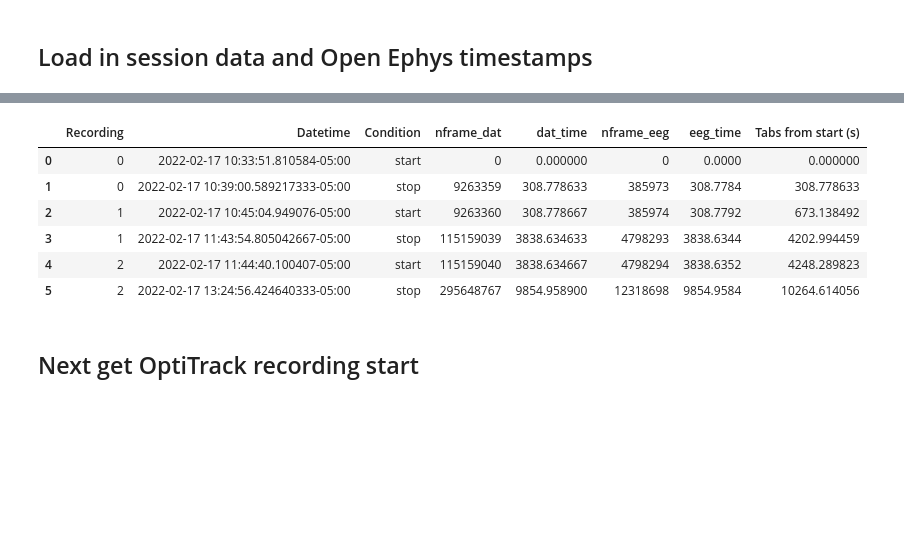
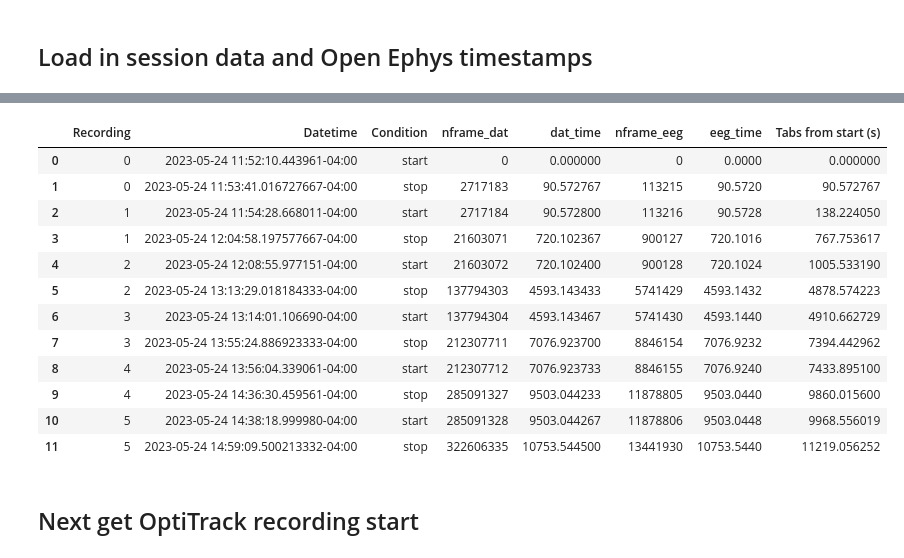
Before and after one commit to nkinsky/NeuroPy, a Jupyter notebook: notebooks/Data_align_Motive_to_OpenEphys.ipynb, the cells around one changed output, grey strips where cells are left out. Drawn from its saved outputs; the diff is of its cells as text; code cells hidden in the pictures; blank space fills up the shorter version.

```diff
--- a/notebooks/Data_align_Motive_to_OpenEphys.ipynb
+++ b/notebooks/Data_align_Motive_to_OpenEphys.ipynb
@@ -29,7 +29,7 @@ from neuropy.core.epoch import Epoch
 # %% [markdown]
 ## Load in session data and Open Ephys timestamps
 # %%
-dir_use = Path("/data3/Psilocybin/Recording_Rats/Finn/2022_02_17_psilocybin/")
+dir_use = Path("/data3/Psilocybin/Recording_Rats/Finn2/2023_05_24_saline1/")
 sess = core.ProcessData(dir_use)
 
 # Create sync_df to ID start and end of each recording in concatenated .eeg file
@@ -45,10 +48,16 @@ start time = 2022-02-17 11:44:40.100407-05:00
 |  | Recording | Datetime | Condition | nframe_dat | dat_time | nframe_eeg | eeg_time | Tabs from start (s) |
-| 0 | 0 | 2022-02-17 10:33:51.810584-05:00 | start | 0 | 0.000000 | 0 | 0.0000 | 0.000000 |
-| 1 | 0 | 2022-02-17 10:39:00.589217333-05:00 | stop | 9263359 | 308.778633 | 385973 | 308.7784 | 308.778633 |
-| 2 | 1 | 2022-02-17 10:45:04.949076-05:00 | start | 9263360 | 308.778667 | 385974 | 308.7792 | 673.138492 |
-| 3 | 1 | 2022-02-17 11:43:54.805042667-05:00 | stop | 115159039 | 3838.634633 | 4798293 | 3838.6344 | 4202.994459 |
-| 4 | 2 | 2022-02-17 11:44:40.100407-05:00 | start | 115159040 | 3838.634667 | 4798294 | 3838.6352 | 4248.289823 |
-| 5 | 2 | 2022-02-17 13:24:56.424640333-05:00 | stop | 295648767 | 9854.958900 | 12318698 | 9854.9584 | 10264.614056 |
+| 0 | 0 | 2023-05-24 11:52:10.443961-04:00 | start | 0 | 0.000000 | 0 | 0.0000 | 0.000000 |
+| 1 | 0 | 2023-05-24 11:53:41.016727667-04:00 | stop | 2717183 | 90.572767 | 113215 | 90.5720 | 90.572767 |
+| 2 | 1 | 2023-05-24 11:54:28.668011-04:00 | start | 2717184 | 90.572800 | 113216 | 90.5728 | 138.224050 |
+| 3 | 1 | 2023-05-24 12:04:58.197577667-04:00 | stop | 21603071 | 720.102367 | 900127 | 720.1016 | 767.753617 |
+| 4 | 2 | 2023-05-24 12:08:55.977151-04:00 | start | 21603072 | 720.102400 | 900128 | 720.1024 | 1005.533190 |
+| 5 | 2 | 2023-05-24 13:13:29.018184333-04:00 | stop | 137794303 | 4593.143433 | 5741429 | 4593.1432 | 4878.574223 |
+| 6 | 3 | 2023-05-24 13:14:01.106690-04:00 | start | 137794304 | 4593.143467 | 5741430 | 4593.1440 | 4910.662729 |
+| 7 | 3 | 2023-05-24 13:55:24.886923333-04:00 | stop | 212307711 | 7076.923700 | 8846154 | 7076.9232 | 7394.442962 |
+| 8 | 4 | 2023-05-24 13:56:04.339061-04:00 | start | 212307712 | 7076.923733 | 8846155 | 7076.9240 | 7433.895100 |
+| 9 | 4 | 2023-05-24 14:36:30.459561-04:00 | stop | 285091327 | 9503.044233 | 11878805 | 9503.0440 | 9860.015600 |
+| 10 | 5 | 2023-05-24 14:38:18.999980-04:00 | start | 285091328 | 9503.044267 | 11878806 | 9503.0448 | 9968.556019 |
+| 11 | 5 | 2023-05-24 14:59:09.500213332-04:00 | stop | 322606335 | 10753.544500 | 13441930 | 10753.5440 | 11219.056252 |
 # %% [markdown]
 ## Next get OptiTrack recording start
 # %% [markdown]
```
Also changed, not shown: parts of 11 cells of this notebook.
